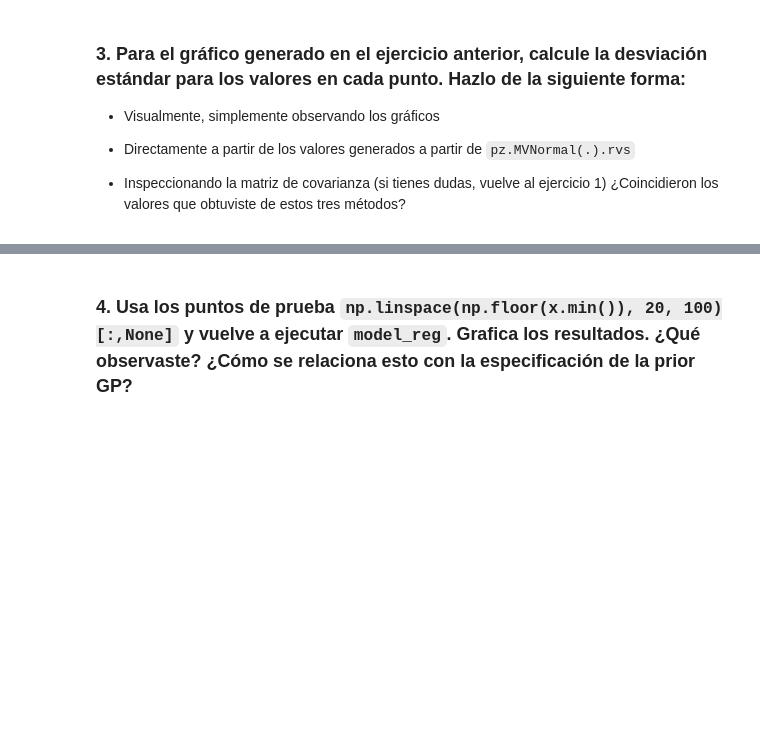
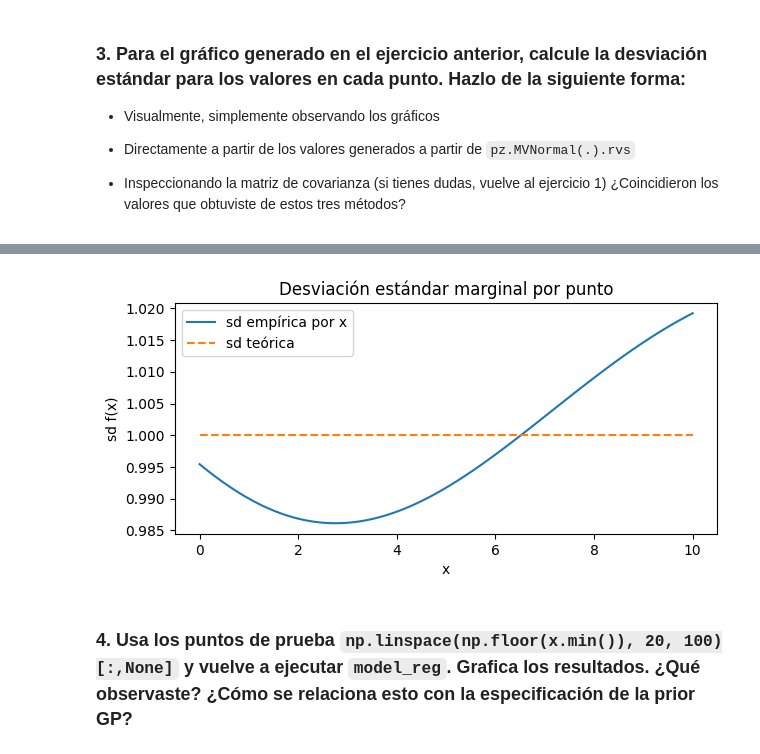
Before and after one commit to Gerardo1909/EEI2_ejercicios, a Jupyter notebook: ejercicios/modulo7.ipynb, the cells around one changed output, grey strips where cells are left out. Cells and saved outputs as stored; diff of their text form; code cells hidden in the pictures; blank space fills up the shorter version.

```diff
--- a/ejercicios/modulo7.ipynb
+++ b/ejercicios/modulo7.ipynb
@@ -27,0 +92,4 @@ warnings.simplefilter(action='ignore', category=FutureWarning)
+# %%
+cov = pm.gp.cov.ExpQuad(input_dim=1, ls=ℓ)
+realizaciones = pz.MvNormal(mu=np.zeros_like(test_points)[:,0], cov=cov(test_points).eval()).rvs(200)
+realizaciones.shape
@@ -27,0 +102,10 @@ warnings.simplefilter(action='ignore', category=FutureWarning)
+# %%
+# sd empírica por punto (a través de las realizaciones)
+sd_emp = realizaciones.std(axis=0, ddof=1)
+
+# sd teórica por punto desde el kernel (diagonal de K)
+K = cov(test_points).eval()
+sd_teo = np.sqrt(np.diag(K))
+
+print(f"sd empírica por punto — media: {sd_emp.mean():.3f}, min: {sd_emp.min():.3f}, max: {sd_emp.max():.3f}")
+print(f"sd teórica por punto — media: {sd_teo.mean():.3f}, min: {sd_teo.min():.3f}, max: {sd_teo.max():.3f}")
@@ -28,2 +119,11 @@ warnings.simplefilter(action='ignore', category=FutureWarning)
+# %%
+fig, ax = plt.subplots(1, 1, figsize=(7, 3))
+ax.plot(test_points[:, 0], sd_emp, label='sd empírica por x')
+ax.plot(test_points[:, 0], sd_teo, '--', label='sd teórica')
+ax.set_xlabel('x'); ax.set_ylabel('sd f(x)'); ax.legend()
+ax.set_title('Desviación estándar marginal por punto')
+plt.show()
+# %% [output]
+[figure, added]
 # %% [markdown]
 ### 4. Usa los puntos de prueba `np.linspace(np.floor(x.min()), 20, 100)[:,None]` y vuelve a ejecutar `model_reg`. Grafica los resultados. ¿Qué observaste? ¿Cómo se relaciona esto con la especificación de la prior GP?
```
Also changed, not shown: parts of 49 cells of this notebook.
